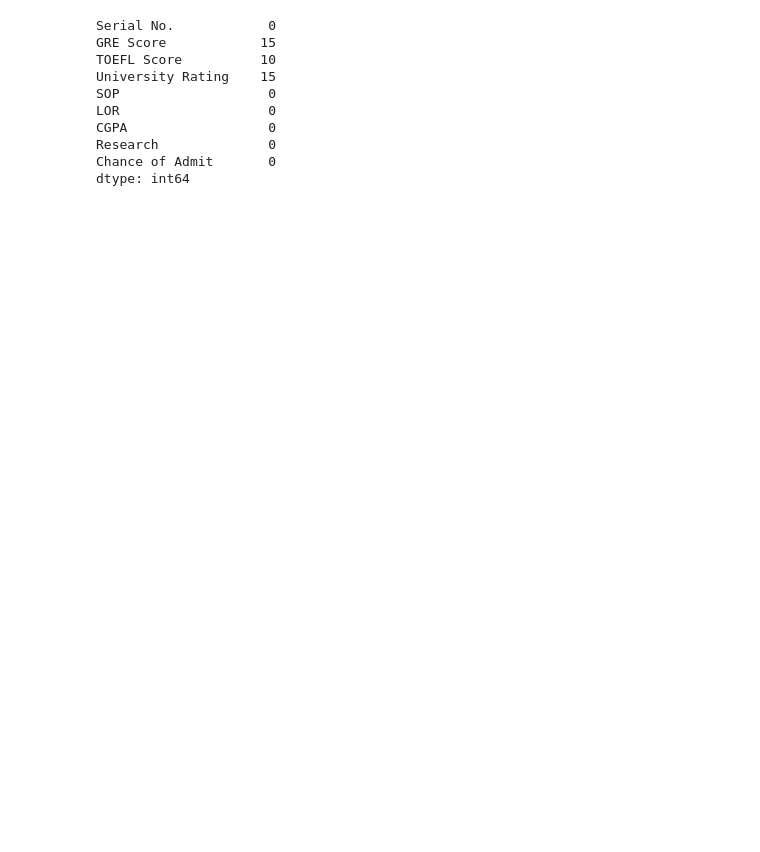
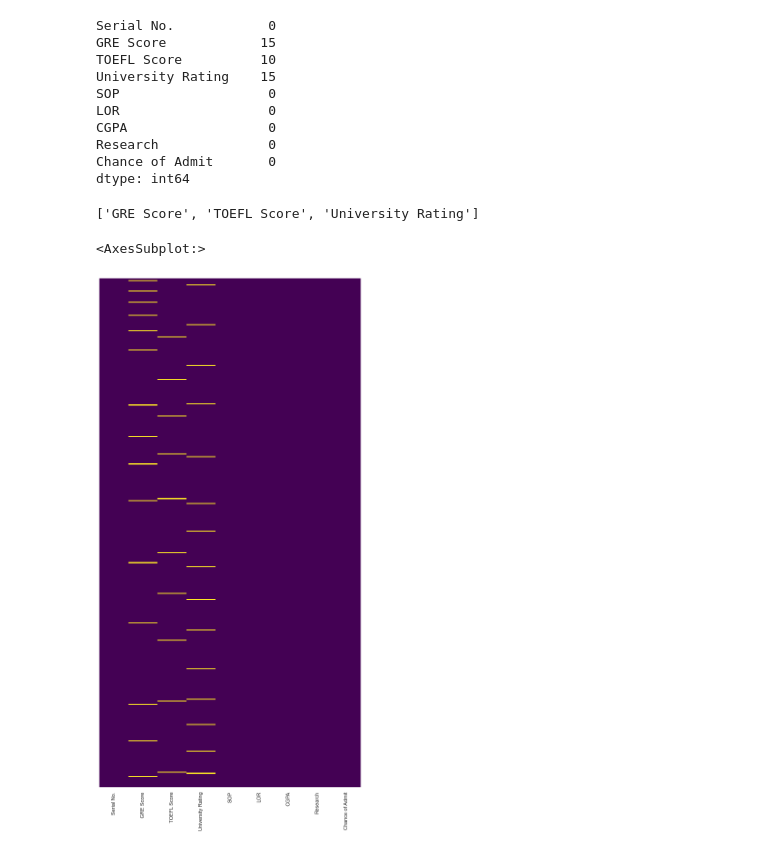
Before and after one commit to ravi0dubey/Linear_Regression_Admission_Prediction, a Jupyter notebook: Linear Regression Model for Admission Prediction.ipynb, the cells around one changed output. Drawn from its saved outputs; the diff is of its cells as text; code cells hidden in the pictures; blank space fills up the shorter version.

```diff
--- a/Linear Regression Model for Admission Prediction.ipynb
+++ b/Linear Regression Model for Admission Prediction.ipynb
@@ -70,3 +124,22 @@ CGPA                  0
 Research              0
 Chance of Admit       0
 dtype: int64
+# %%
+#another way of finding specific columns which has null values
+
+list_null_features= []
+
+for features in df.columns:
+    if df[features].isnull().sum()>0:
+        list_null_features.append(features)
+
+print(list_null_features)
+# %% [output]
+['GRE Score', 'TOEFL Score', 'University Rating']
+# %%
+#Using heatmap to plot missing values
+sns.set(rc = {'figure.figsize':(10,20)})
+sns.heatmap(df.isnull(),yticklabels=False,cbar= False,cmap = 'viridis')
+# %% [output]
+<AxesSubplot:>
+[figure, added]
```
Also changed, not shown: parts of 6 cells of this notebook.
